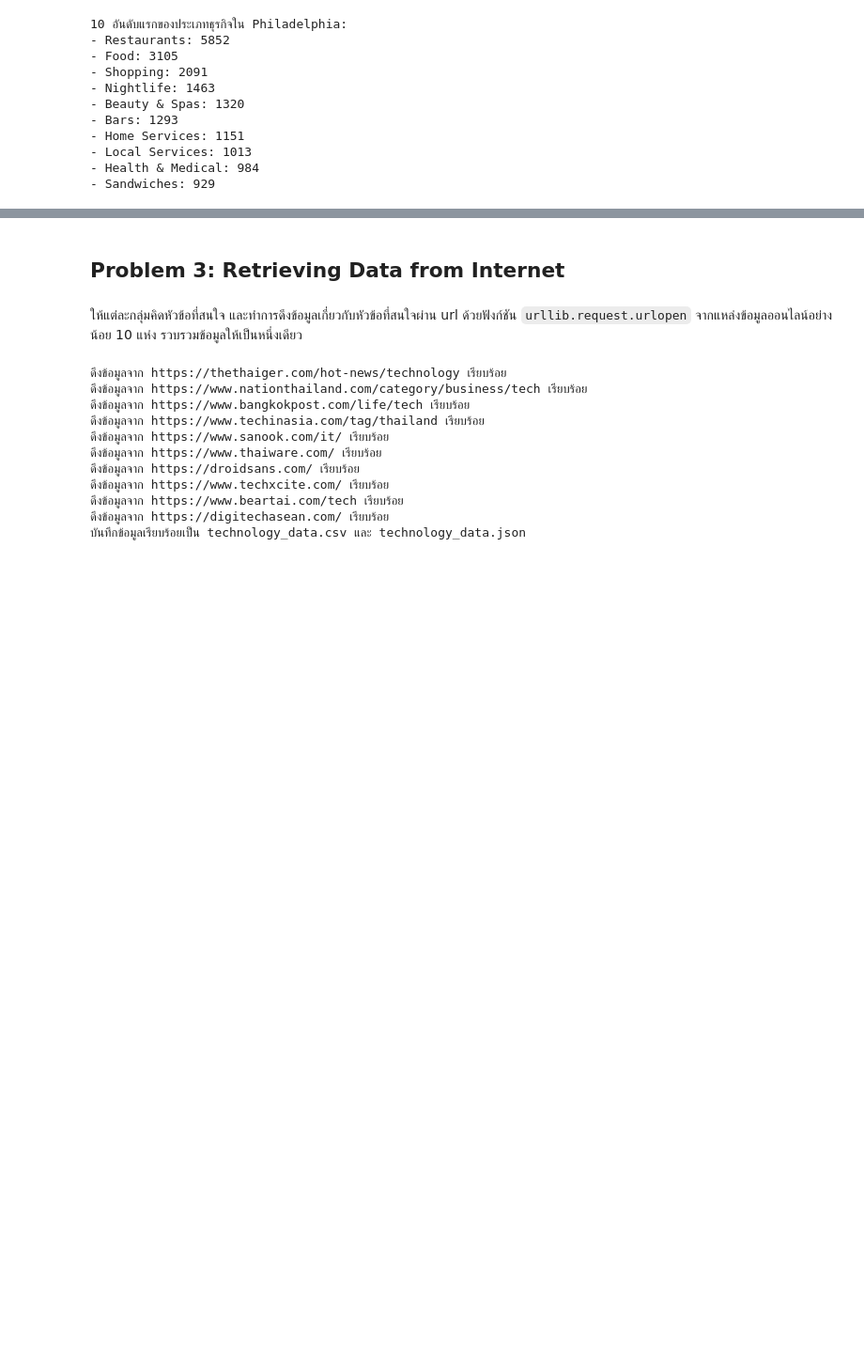
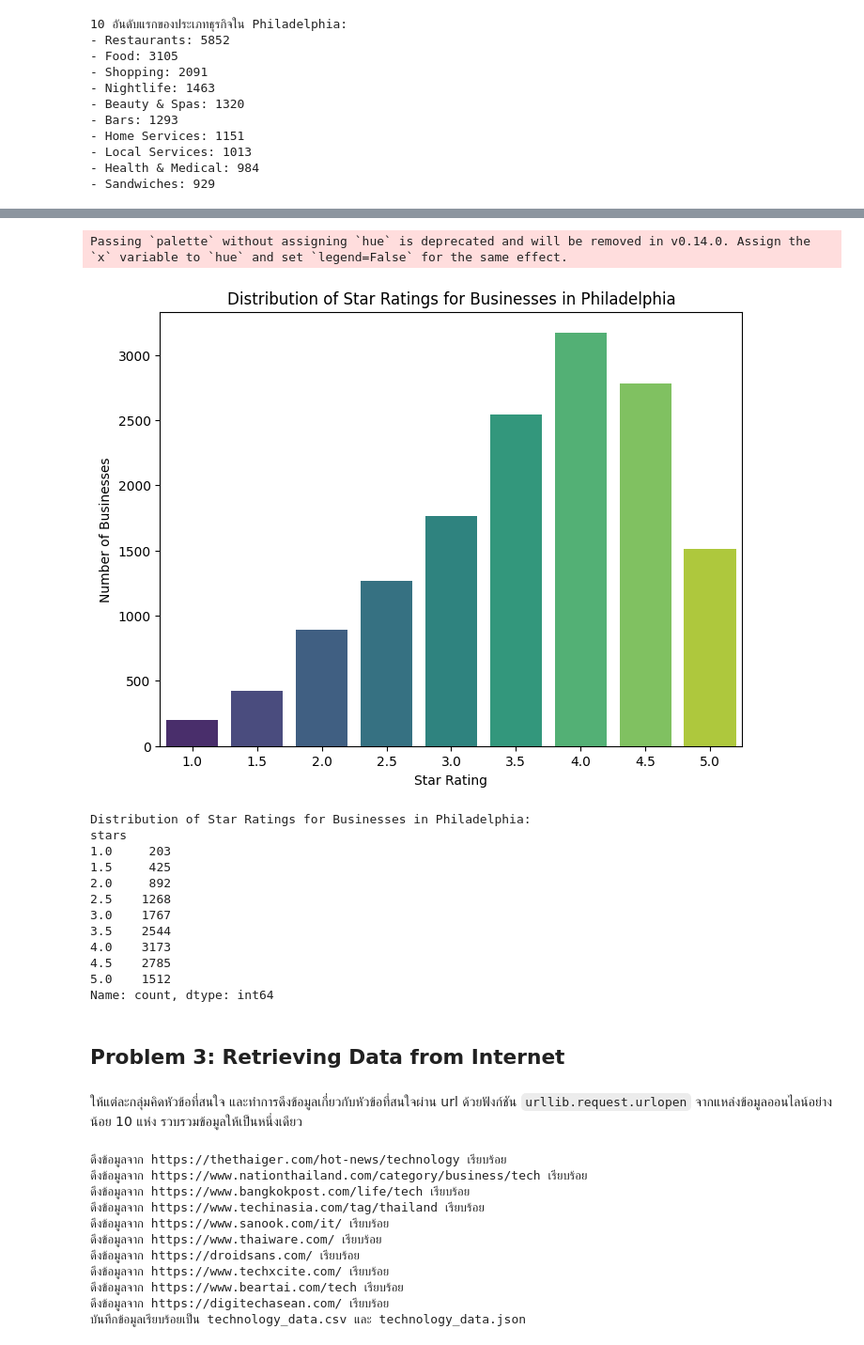
Before and after one commit to woraphonp-038-5/Project-Big-Data, a Jupyter notebook: Text_Analytics68.ipynb, the cells around one changed output, grey strips where cells are left out. Shown at 94% size. Drawn from its saved outputs; the diff is of its cells as text; code cells hidden in the pictures; blank space fills up the shorter version.

```diff
--- a/Text_Analytics68.ipynb
+++ b/Text_Analytics68.ipynb
@@ -773,3 +803,30 @@ for category, count in top_10_philadelphia_categories:
+# %%
+# Analyze the distribution of star ratings for businesses in Philadelphia
+plt.figure(figsize=(8, 6))
+sns.countplot(data=philadelphia_businesses, x='stars', palette='viridis')
+plt.title('Distribution of Star Ratings for Businesses in Philadelphia')
+plt.xlabel('Star Rating')
+plt.ylabel('Number of Businesses')
+plt.show()
+
+# Display star rating counts
+print("\nDistribution of Star Ratings for Businesses in Philadelphia:")
+print(philadelphia_businesses['stars'].value_counts().sort_index())
+# %% [output]
+Passing `palette` without assigning `hue` is deprecated and will be removed in v0.14.0. Assign the `x` variable to `hue` and set `legend=False` for the same effect.
+[figure, added]
+Distribution of Star Ratings for Businesses in Philadelphia:
+stars
+1.0     203
+1.5     425
+2.0     892
+2.5    1268
+3.0    1767
+3.5    2544
+4.0    3173
+4.5    2785
+5.0    1512
+Name: count, dtype: int64
 # %% [markdown]
 ## Problem 3: Retrieving Data from Internet
 # %% [markdown]
```
Also changed, not shown: parts of 9 cells of this notebook.
